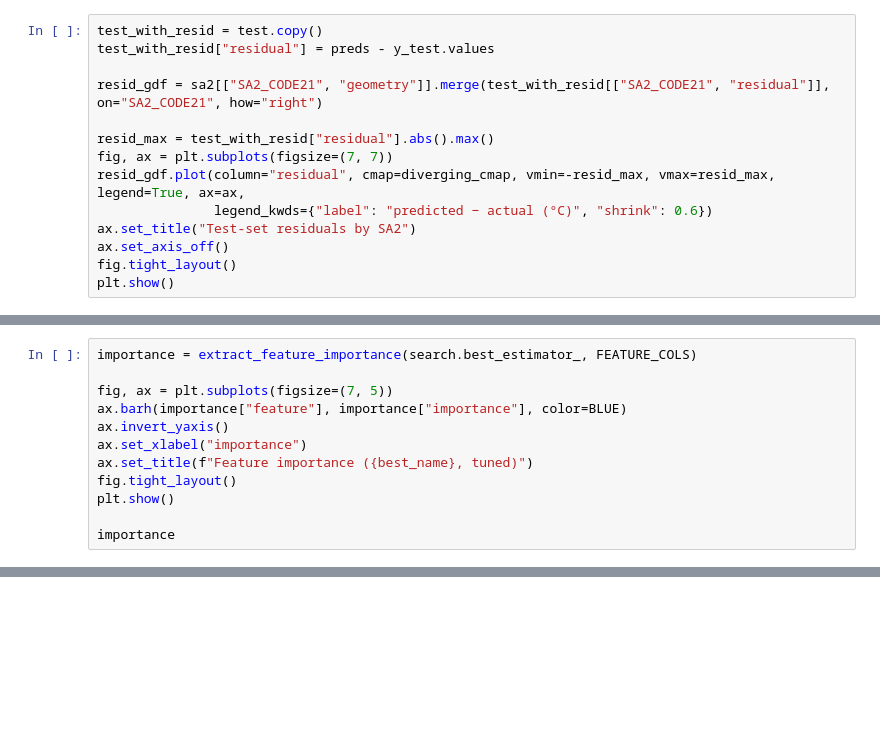
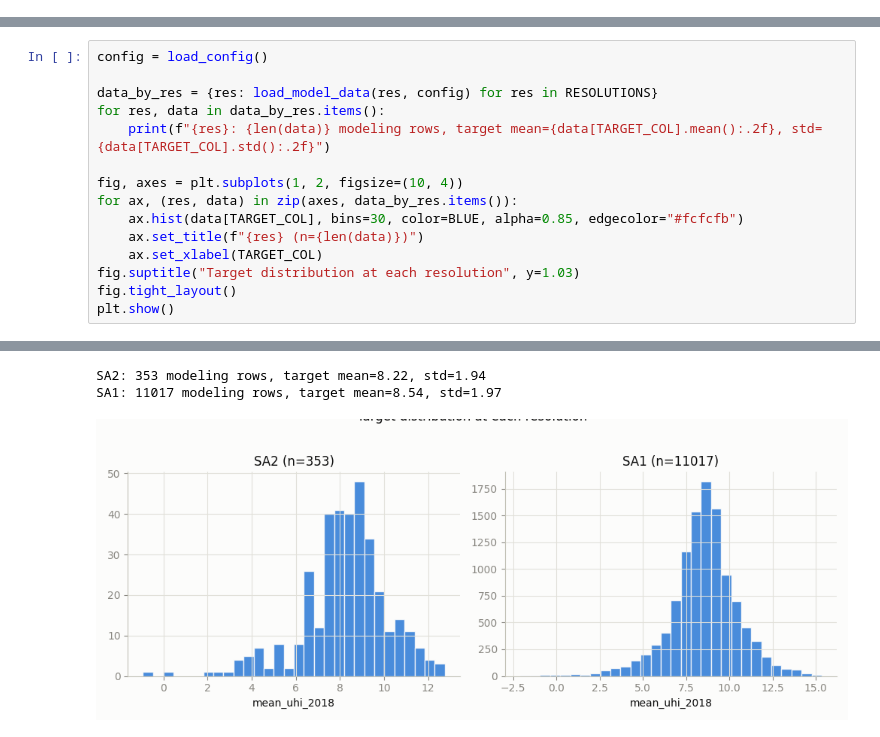
Before and after one commit to duytrangiale/urbancool_melbourne, a Jupyter notebook: notebooks/03_model_training.ipynb, the cells around one changed output, grey strips where cells are left out. Cells and saved outputs as stored; diff of their text form; blank space fills up the shorter version.

```diff
--- a/notebooks/03_model_training.ipynb
+++ b/notebooks/03_model_training.ipynb
@@ -246,14 +0,0 @@ right encoding here since the *sign* of the error matters, not just its size.
-# %%
-test_with_resid = test.copy()
-test_with_resid["residual"] = preds - y_test.values
-
-resid_gdf = sa2[["SA2_CODE21", "geometry"]].merge(test_with_resid[["SA2_CODE21", "residual"]], on="SA2_CODE21", how="right")
-
-resid_max = test_with_resid["residual"].abs().max()
-fig, ax = plt.subplots(figsize=(7, 7))
-resid_gdf.plot(column="residual", cmap=diverging_cmap, vmin=-resid_max, vmax=resid_max, legend=True, ax=ax,
-               legend_kwds={"label": "predicted − actual (°C)", "shrink": 0.6})
-ax.set_title("Test-set residuals by SA2")
-ax.set_axis_off()
-fig.tight_layout()
-plt.show()
@@ -267,12 +0,0 @@ reduction attributable to each feature, not a causal effect size).
-# %%
-importance = extract_feature_importance(search.best_estimator_, FEATURE_COLS)
-
-fig, ax = plt.subplots(figsize=(7, 5))
-ax.barh(importance["feature"], importance["importance"], color=BLUE)
-ax.invert_yaxis()
-ax.set_xlabel("importance")
-ax.set_title(f"Feature importance ({best_name}, tuned)")
-fig.tight_layout()
-plt.show()
-
-importance
@@ -314,0 +88,16 @@ See `DAY_4.md` for metric definitions, the concepts behind grouped CV, and full
+# %%
+config = load_config()
+
+data_by_res = {res: load_model_data(res, config) for res in RESOLUTIONS}
+for res, data in data_by_res.items():
+    print(f"{res}: {len(data)} modeling rows, target mean={data[TARGET_COL].mean():.2f}, std={data[TARGET_COL].std():.2f}")
+
+fig, axes = plt.subplots(1, 2, figsize=(10, 4))
+for ax, (res, data) in zip(axes, data_by_res.items()):
+    ax.hist(data[TARGET_COL], bins=30, color=BLUE, alpha=0.85, edgecolor="#fcfcfb")
+    ax.set_title(f"{res} (n={len(data)})")
+    ax.set_xlabel(TARGET_COL)
+fig.suptitle("Target distribution at each resolution", y=1.03)
+fig.tight_layout()
+plt.show()
+# %% [output]
@@ -314,0 +106,3 @@ See `DAY_4.md` for metric definitions, the concepts behind grouped CV, and full
+SA2: 353 modeling rows, target mean=8.22, std=1.94
+SA1: 11017 modeling rows, target mean=8.54, std=1.97
+[figure, added]
```
Also changed, not shown: parts of 42 cells of this notebook, 8 other files.
